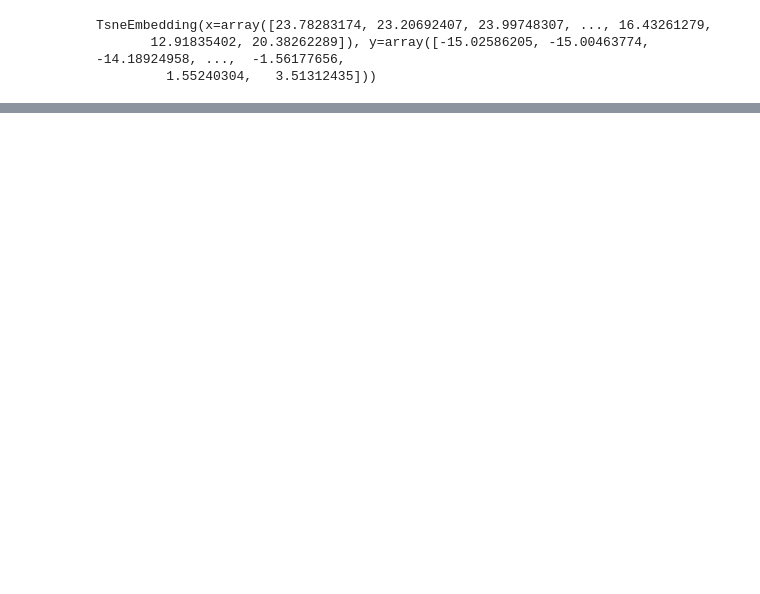
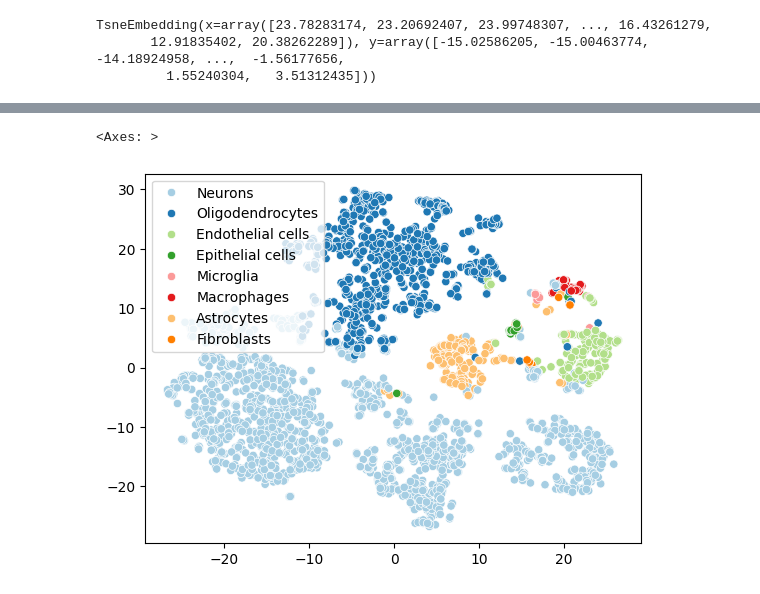
Before and after one commit to BiocPy/BiocWorkshop2024, a Jupyter notebook: notebook/annotate_cell_types.ipynb, the cells around one changed output, grey strips where cells are left out. Saved outputs shown, nothing was run; the diff lists cells and outputs as text; code cells hidden in the pictures; blank space fills up the shorter version.

```diff
--- a/notebook/annotate_cell_types.ipynb
+++ b/notebook/annotate_cell_types.ipynb
@@ -361,0 +397,9 @@ or the UMAP embedding with the cell types we identified from `celldex`
+# %%
+import seaborn as sns
+sns.scatterplot(
+    x=results.tsne.x, y=results.tsne.y,
+    hue=filtered_matches, palette="Paired"
+)
+# %% [output]
+<Axes: >
+[figure, added]
```
Also changed, not shown: parts of 37 cells of this notebook, 5 other files.
